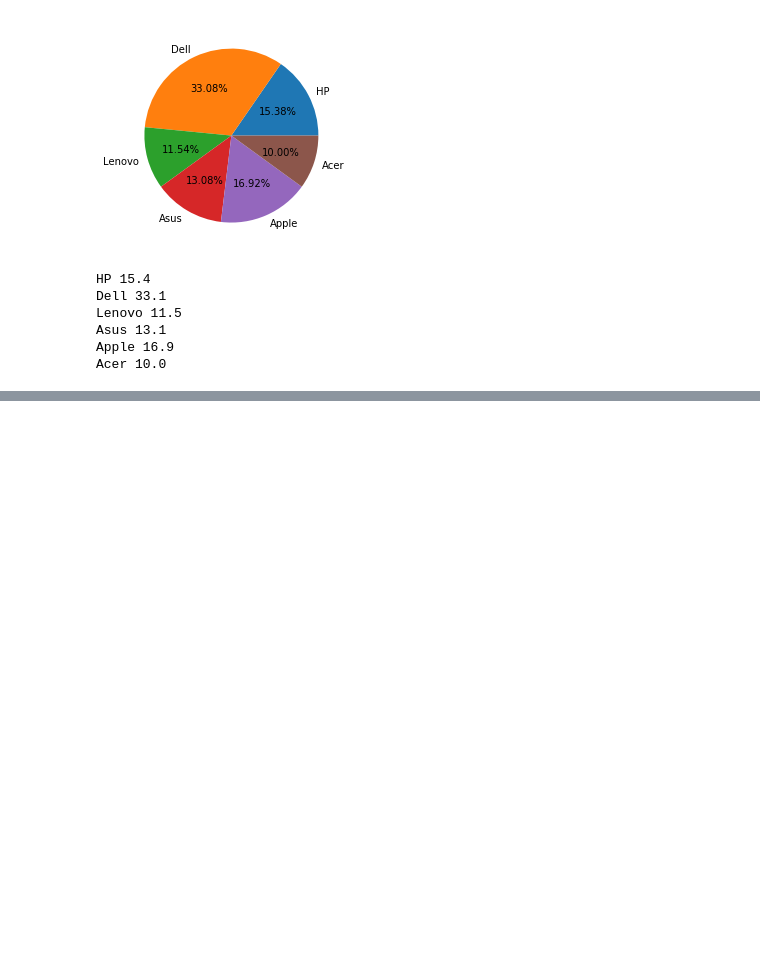
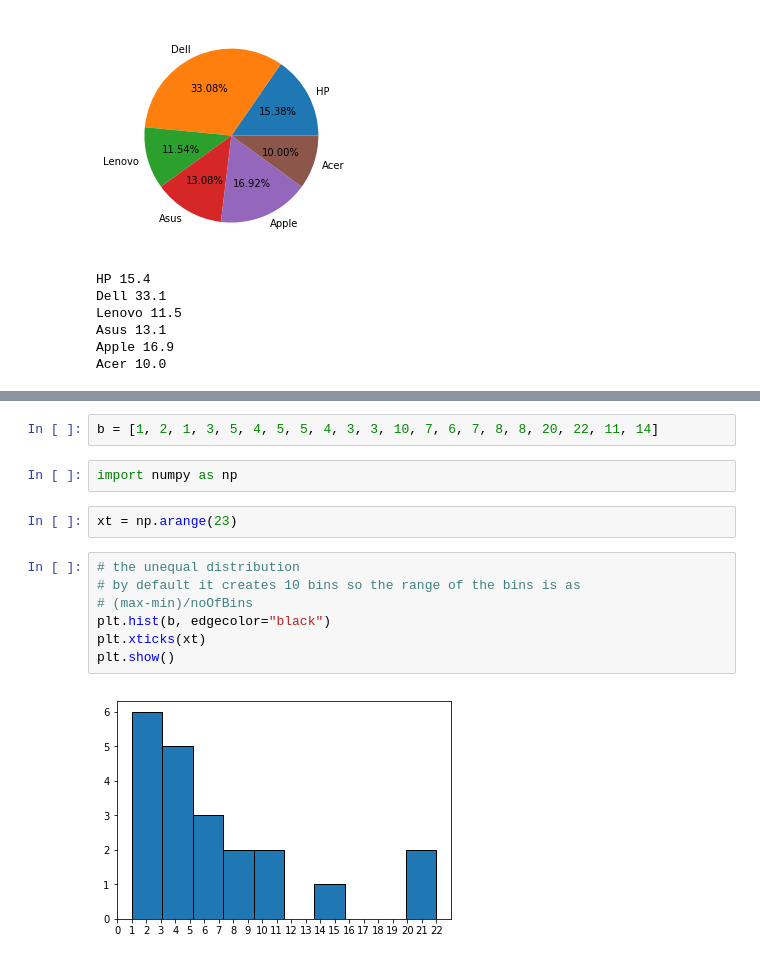
Before and after one commit to tiayush/Data-Science, a Jupyter notebook: Plotting Graphs.ipynb, the cells around one changed output, grey strips where cells are left out. Drawn from its saved outputs; the diff is of its cells as text; blank space fills up the shorter version.

```diff
--- a/Plotting Graphs.ipynb
+++ b/Plotting Graphs.ipynb
@@ -192,0 +197,15 @@ a = [1, 2, 3, 4, 1, 4, 1 , 2, 1]
+# %%
+b = [1, 2, 1, 3, 5, 4, 5, 5, 4, 3, 3, 10, 7, 6, 7, 8, 8, 20, 22, 11, 14]
+# %%
+import numpy as np
+# %%
+xt = np.arange(23)
+# %%
+# the unequal distribution
+# by default it creates 10 bins so the range of the bins is as
+# (max-min)/noOfBins
+plt.hist(b, edgecolor="black")
+plt.xticks(xt)
+plt.show()
+# %% [output]
+[figure, added]
```
Also changed, not shown: parts of 12 cells of this notebook.
